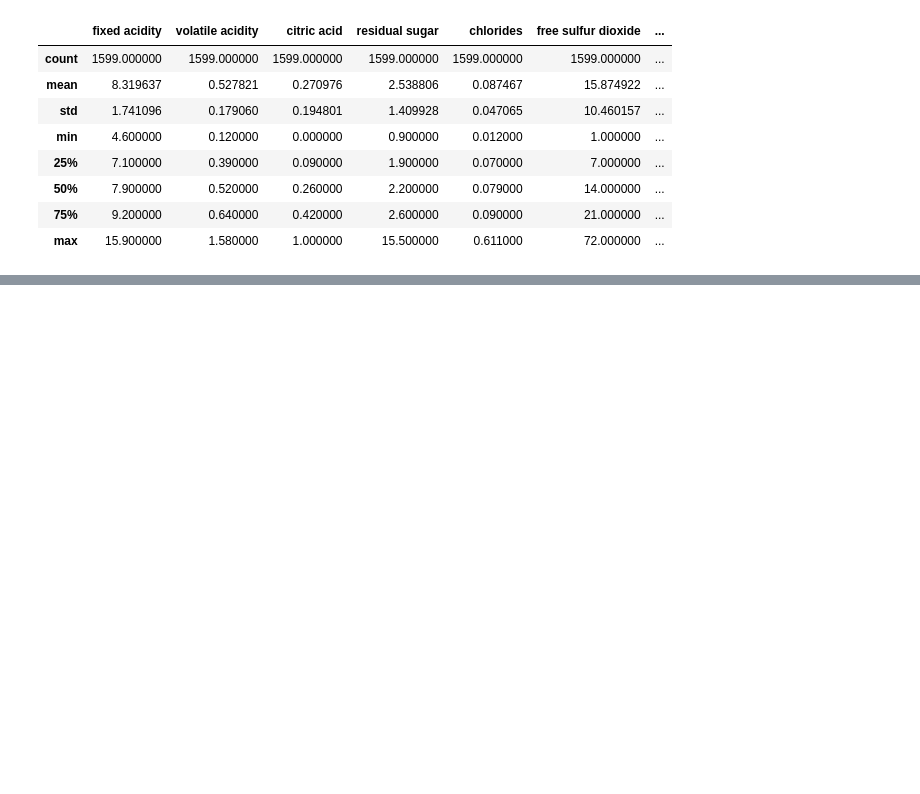
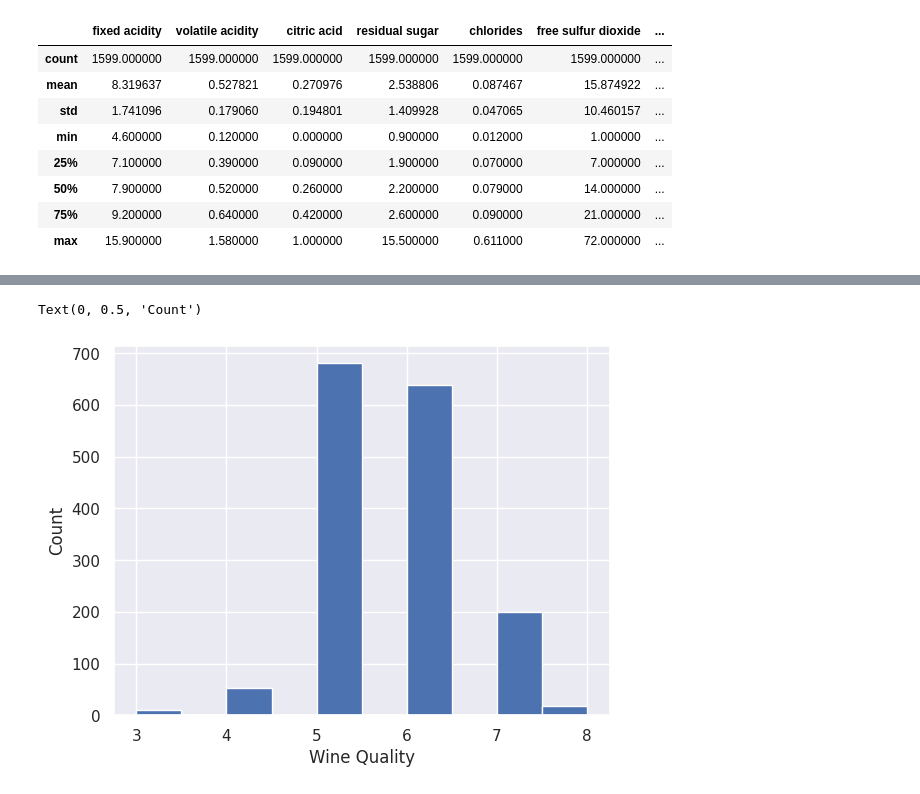
Before and after one commit to malviynjali11/MLP_IITM_UG, a Jupyter notebook: Week2/lec1_to_5.ipynb, the cells around one changed output, grey strips where cells are left out. Drawn from its saved outputs; the diff is of its cells as text; code cells hidden in the pictures; blank space fills up the shorter version.

```diff
--- a/Week2/lec1_to_5.ipynb
+++ b/Week2/lec1_to_5.ipynb
@@ -60,0 +72,8 @@ df.describe()
+# %%
+sns.set()
+df.quality.hist()
+plt.xlabel('Wine Quality')
+plt.ylabel('Count')
+# %% [output]
+Text(0, 0.5, 'Count')
+[figure, added]
```
Also changed, not shown: parts of 71 cells of this notebook, 2 other files.
